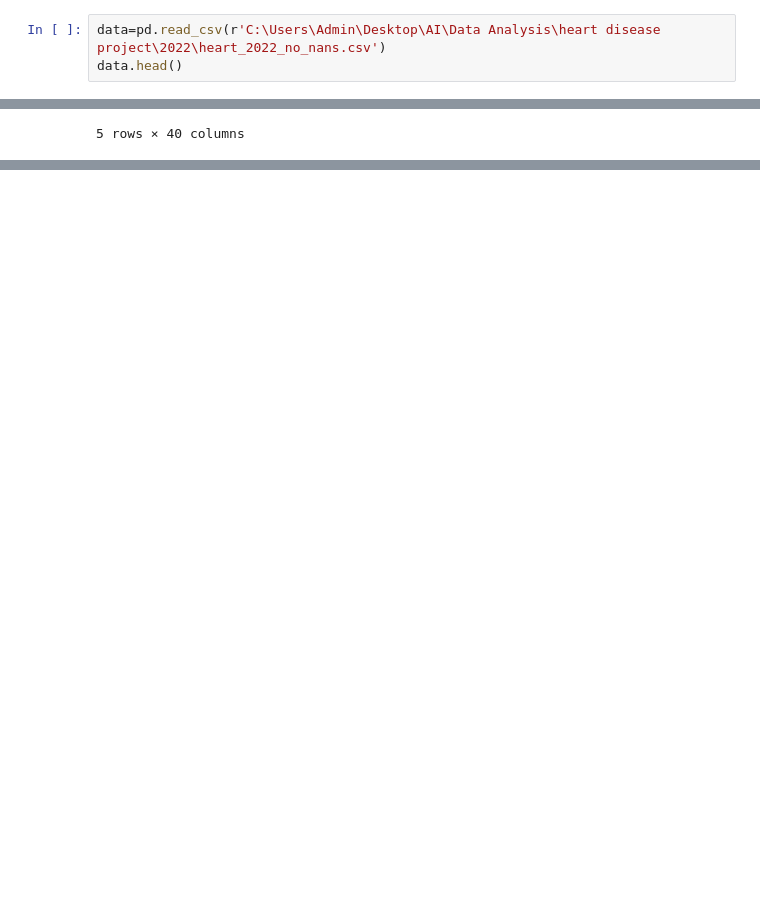
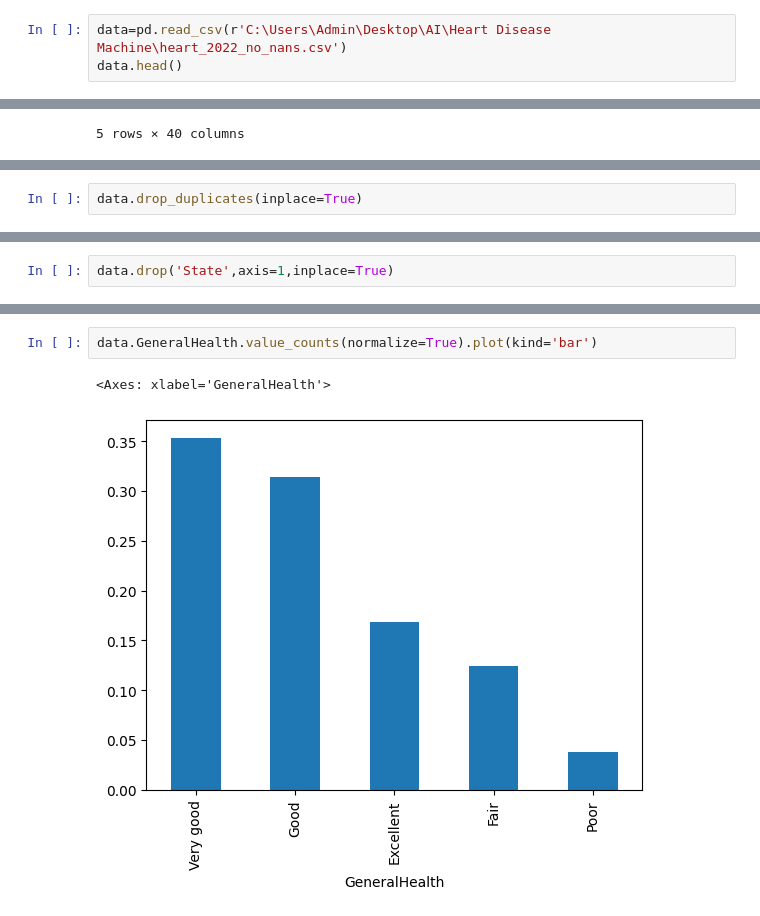
Before and after one commit to gehad-Ahmed30/Heart-Disease-Prediction, a Jupyter notebook: main2.ipynb, the cells around one changed output, grey strips where cells are left out. Saved outputs shown, nothing was run; the diff lists cells and outputs as text; blank space fills up the shorter version.

Commit message:
project

```diff
--- a/main2.ipynb
+++ b/main2.ipynb
@@ -6,5 +11,5 @@ import seaborn as sns
 # %%
-data=pd.read_csv(r'C:\Users\Admin\Desktop\AI\Data Analysis\heart disease project\2022\heart_2022_no_nans.csv')
+data=pd.read_csv(r'C:\Users\Admin\Desktop\AI\Heart Disease Machine\heart_2022_no_nans.csv')
 data.head()
 # %% [output]
 |  | State | Sex | GeneralHealth | PhysicalHealthDays | MentalHealthDays | LastCheckupTime | ... |
@@ -16,0 +46,2 @@ data.head()
+# %%
+data.drop_duplicates(inplace=True)
@@ -16,0 +68,2 @@ data.head()
+# %%
+data.drop('State',axis=1,inplace=True)
@@ -16,0 +80,5 @@ data.head()
+# %%
+data.GeneralHealth.value_counts(normalize=True).plot(kind='bar')
+# %% [output]
+<Axes: xlabel='GeneralHealth'>
+[figure, added]
```
Also changed, not shown: parts of 56 cells of this notebook, 6 other files.
